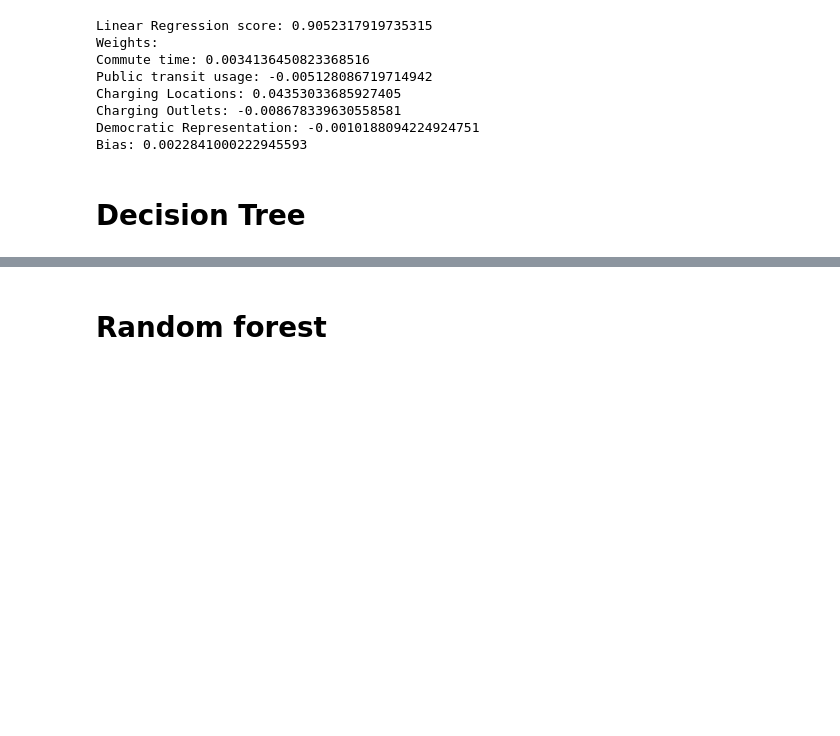
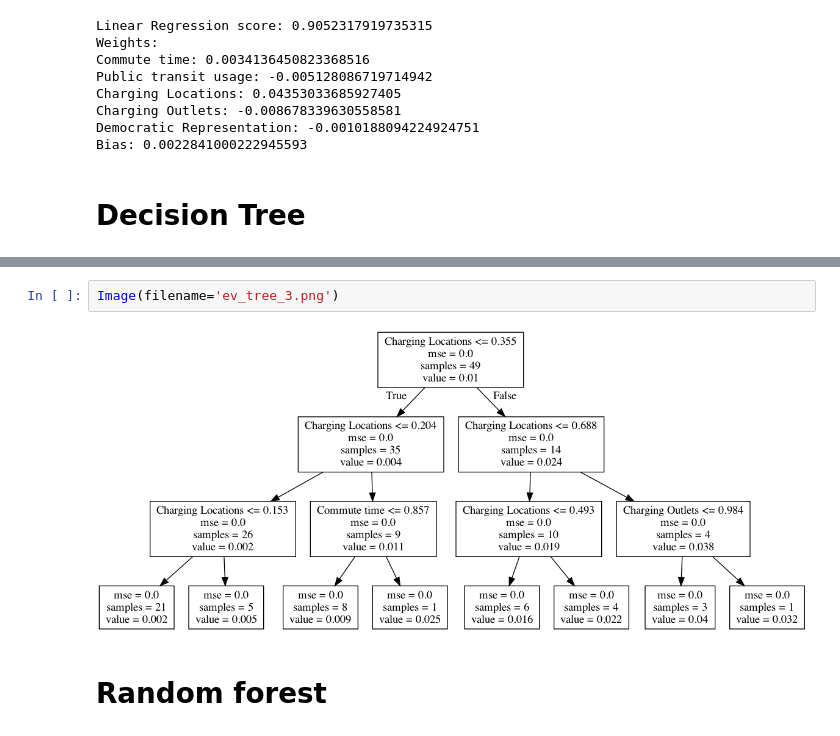
Before and after one commit to Disguiser23/ECE143-project-group11, a Jupyter notebook: data analysis and visualization .ipynb, the cells around one changed output, grey strips where cells are left out. Cells and saved outputs as stored; diff of their text form; blank space fills up the shorter version.

```diff
--- a/data analysis and visualization .ipynb
+++ b/data analysis and visualization .ipynb
@@ -112,3 +129,7 @@ Bias: 0.0022841000222945593
+# %%
+Image(filename='ev_tree_3.png')
+# %% [output]
+[figure, added]
 # %% [markdown]
 # Random forest
 # %%
```
Also changed, not shown: parts of 3 cells of this notebook.
